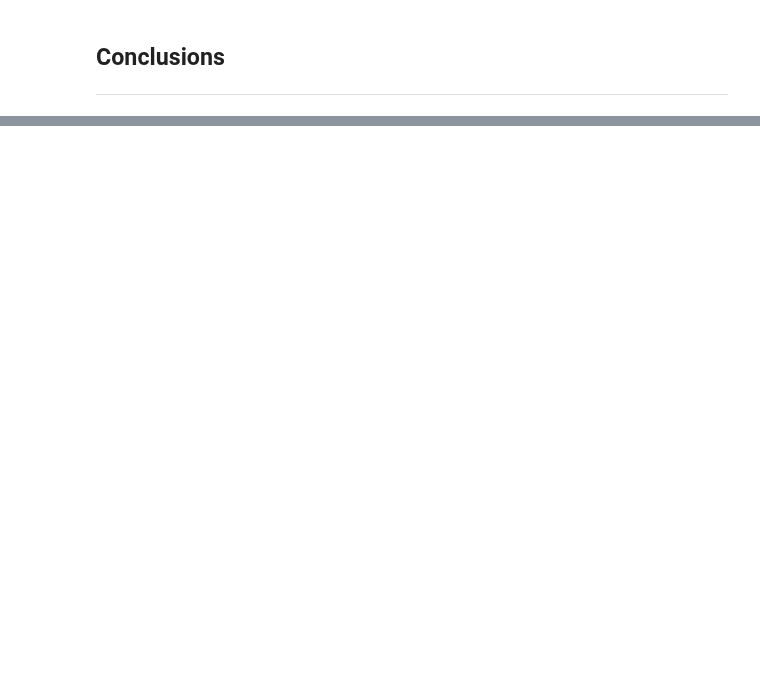
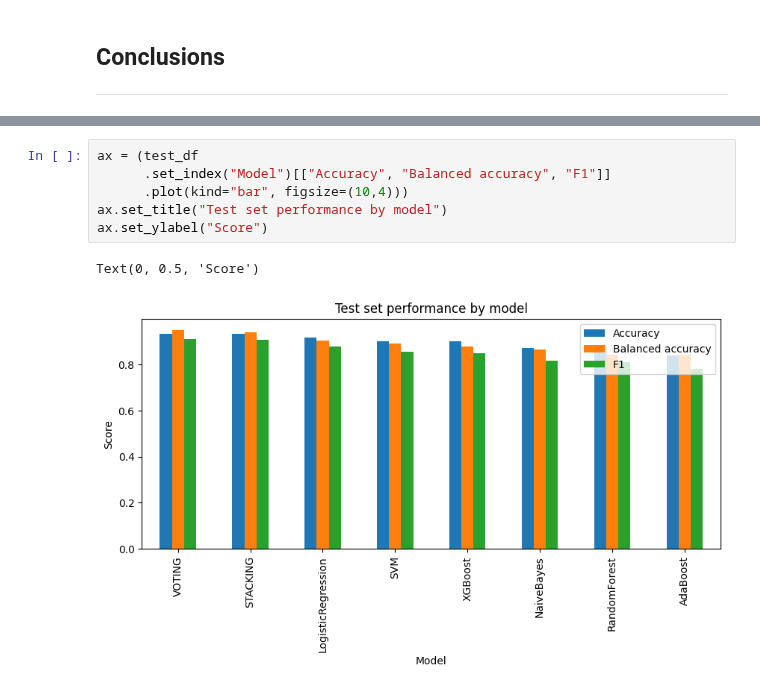
Before and after one commit to zuzannapajak/cardio-risk-prediction, a Jupyter notebook: notebooks/model_training.ipynb, the cells around one changed output, grey strips where cells are left out. Saved outputs shown, nothing was run; the diff lists cells and outputs as text; blank space fills up the shorter version.

```diff
--- a/notebooks/model_training.ipynb
+++ b/notebooks/model_training.ipynb
@@ -684 +719,10 @@ display(test_df)
+# %%
+ax = (test_df
+      .set_index("Model")[["Accuracy", "Balanced accuracy", "F1"]]
+      .plot(kind="bar", figsize=(10,4)))
+ax.set_title("Test set performance by model")
+ax.set_ylabel("Score")
+# %% [output]
+Text(0, 0.5, 'Score')
+[figure, added]
 # %% [markdown]
```
Also changed, not shown: parts of 20 cells of this notebook, 7 other files.
